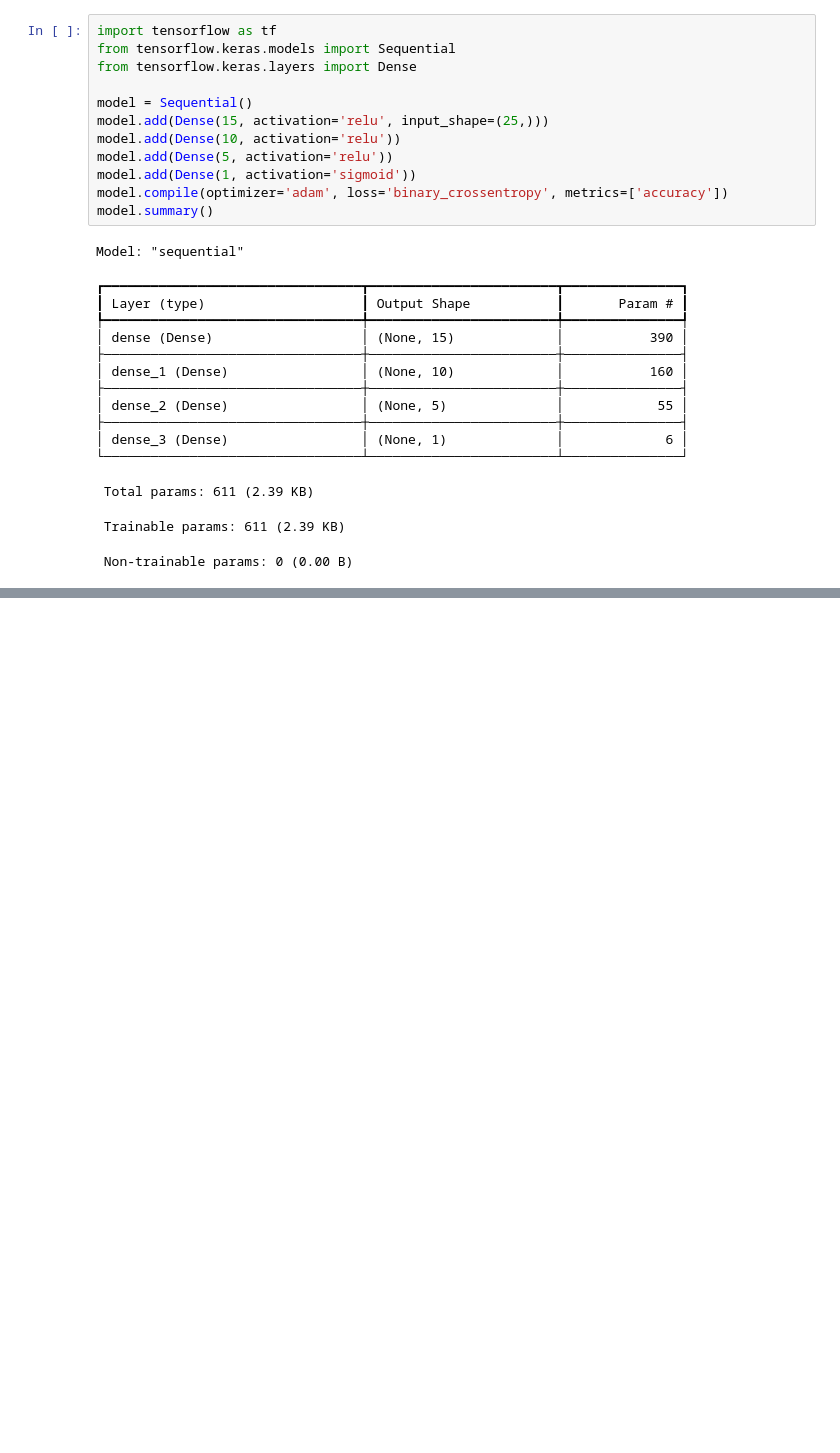
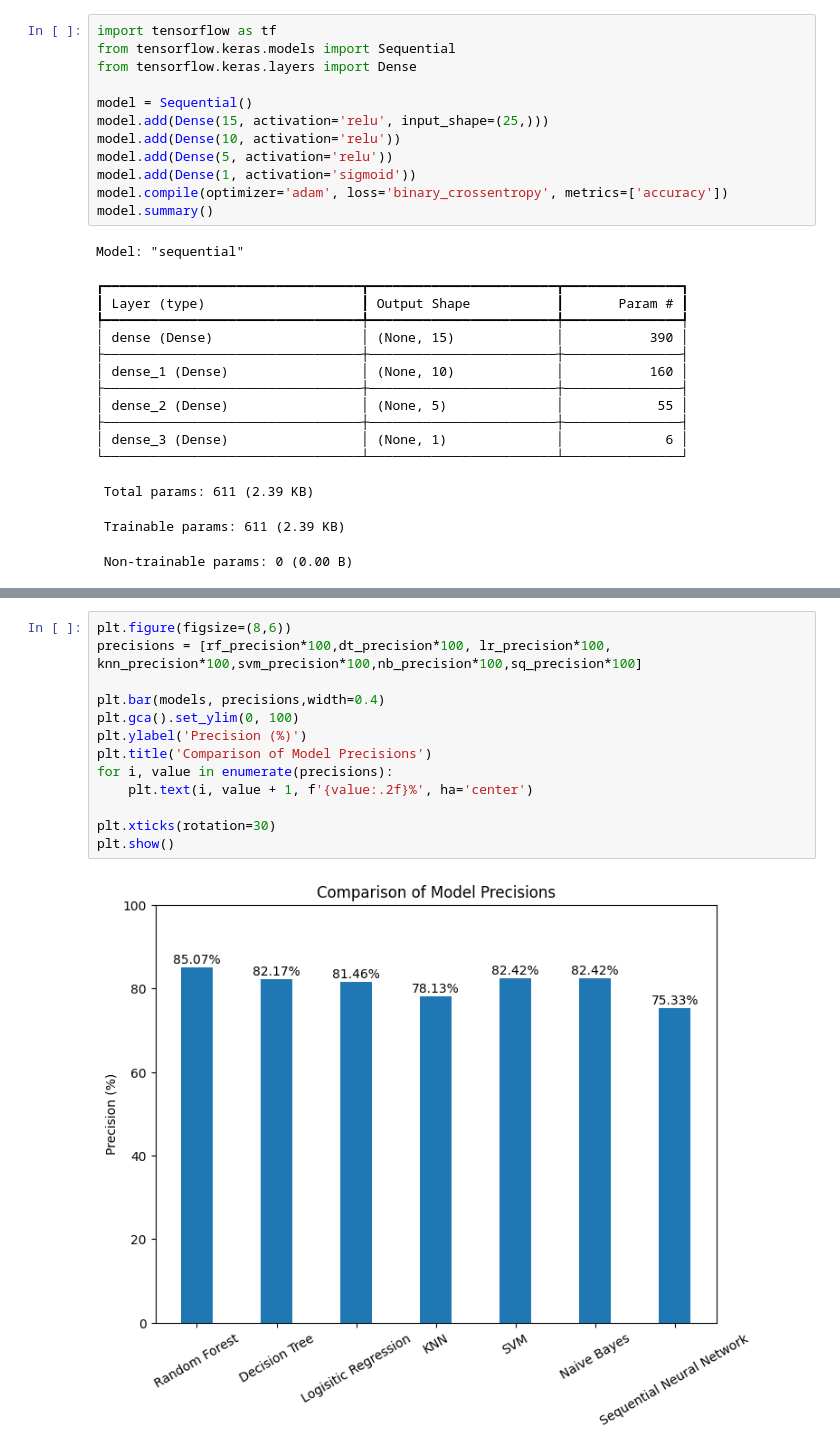
Before and after one commit to Leosce/Bank-Marketing-Campaign, a Jupyter notebook: BankPredictions.ipynb, the cells around one changed output, grey strips where cells are left out. Saved outputs shown, nothing was run; the diff lists cells and outputs as text; blank space fills up the shorter version.

```diff
--- a/BankPredictions.ipynb
+++ b/BankPredictions.ipynb
@@ -673,0 +734,15 @@ F1-Score: 0.713667571125968
+# %%
+plt.figure(figsize=(8,6))
+precisions = [rf_precision*100,dt_precision*100, lr_precision*100, knn_precision*100,svm_precision*100,nb_precision*100,sq_precision*100]
+
+plt.bar(models, precisions,width=0.4)
+plt.gca().set_ylim(0, 100)
+plt.ylabel('Precision (%)')
+plt.title('Comparison of Model Precisions')
+for i, value in enumerate(precisions):
+    plt.text(i, value + 1, f'{value:.2f}%', ha='center')
+
+plt.xticks(rotation=30)
+plt.show()
+# %% [output]
+[figure, added]
```
Also changed, not shown: parts of 17 cells of this notebook.
